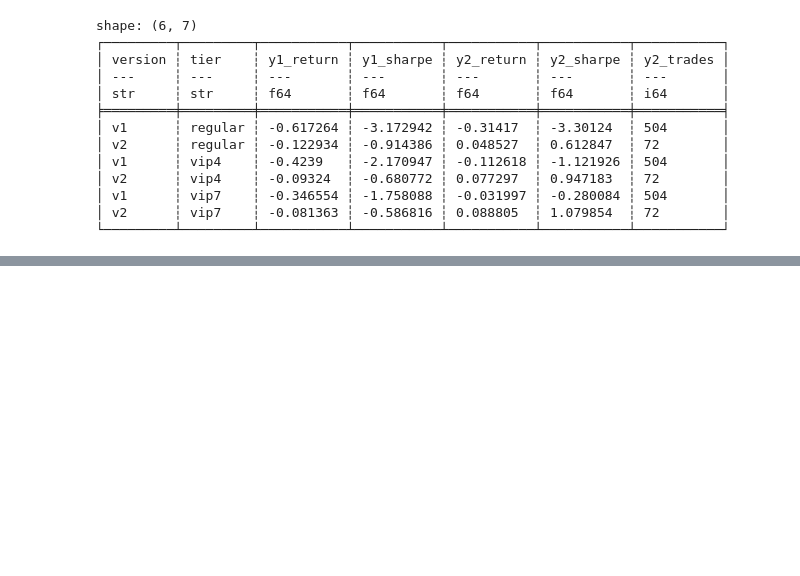
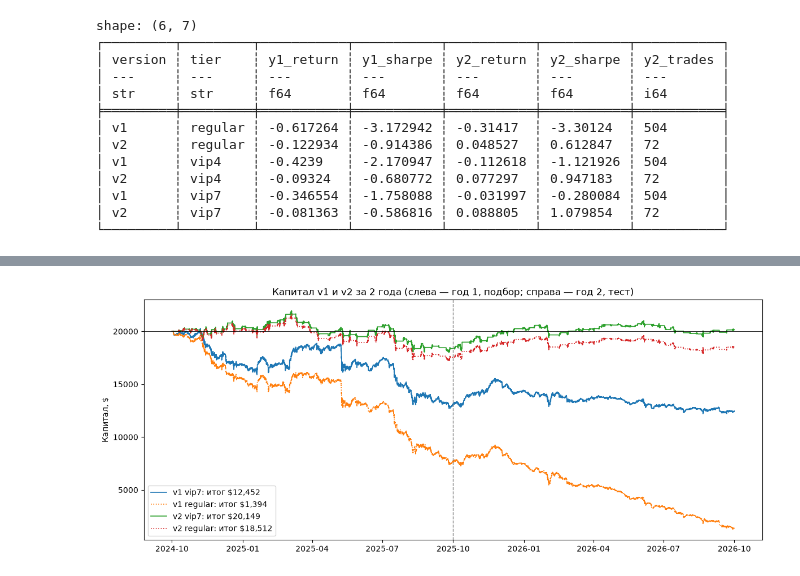
Before and after one commit to Adam-Moshkhoev/pairs-backtest, a Jupyter notebook: notebooks/06_final_test.ipynb, the cells around one changed output, grey strips where cells are left out. Drawn from its saved outputs; the diff is of its cells as text; code cells hidden in the pictures; blank space fills up the shorter version.

```diff
--- a/notebooks/06_final_test.ipynb
+++ b/notebooks/06_final_test.ipynb
@@ -170,0 +176,34 @@ shape: (6, 7)
+# %%
+import matplotlib.pyplot as plt
+
+full = slice(0, None)                                            # все 2 года
+dates = pl.from_epoch(df["open_time"], time_unit="ms").to_numpy()
+split_date = dates[split]
+
+curves = {}                                                      # (версия, комиссии) → капитал на каждой свече
+for vname, p in VERSIONS.items():
+    z = rolling_zscore(spread, p["window"])
+    for tier in ("vip7", "regular"):
+        res = run_backtest_fast(open_a[full], open_b[full], close_a[full], close_b[full],
+                                tradable[full], z[full], tier, fa[full], fb[full],
+                                entry_z=p["entry_z"])
+        curves[(vname, tier)] = res["equity"]
+
+STYLE = {"vip7": "-", "regular": ":"}                            # сплошная — VIP-7, точки — Regular
+# %%
+fig, ax = plt.subplots(figsize=(12, 5))
+
+for (vname, tier), eq in curves.items():
+    ax.plot(dates, eq, STYLE[tier], lw=1.2, label=f"{vname} {tier}: итог ${eq[-1]:,.0f}")
+
+ax.axvline(split_date, color="grey", ls="--", lw=1)             # граница год 1 / год 2
+ax.axhline(config.CAPITAL, color="black", lw=0.6)               # стартовый капитал
+ax.set_ylabel("Капитал, $")
+ax.set_title("Капитал v1 и v2 за 2 года (слева — год 1, подбор; справа — год 2, тест)")
+ax.legend(loc="lower left")
+
+plt.tight_layout()
+plt.savefig(ROOT / "reports" / "figures" / "06_equity_v1_v2.png", dpi=150)
+plt.show()
+# %% [output]
+[figure, added]
```
Also changed, not shown: parts of 5 cells of this notebook, 12 other files.
